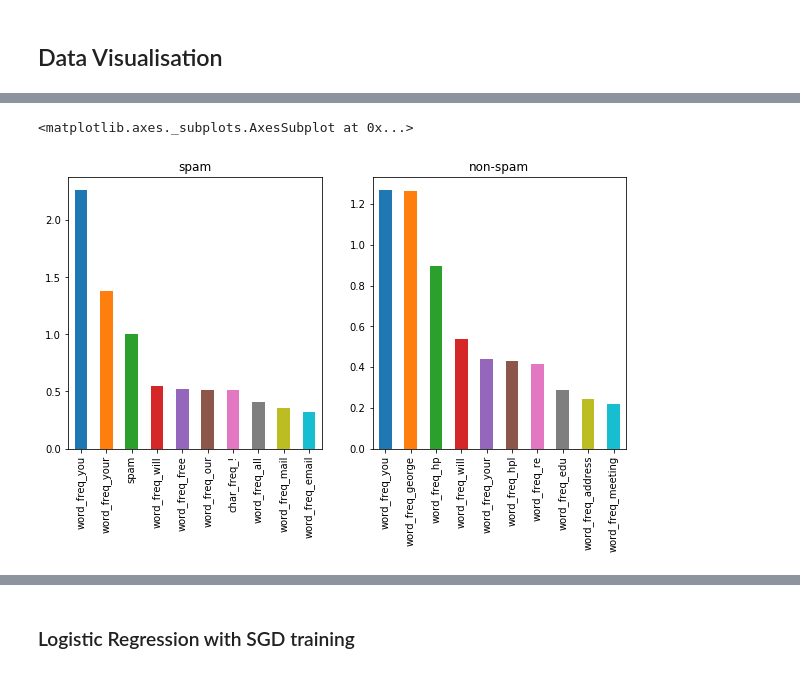
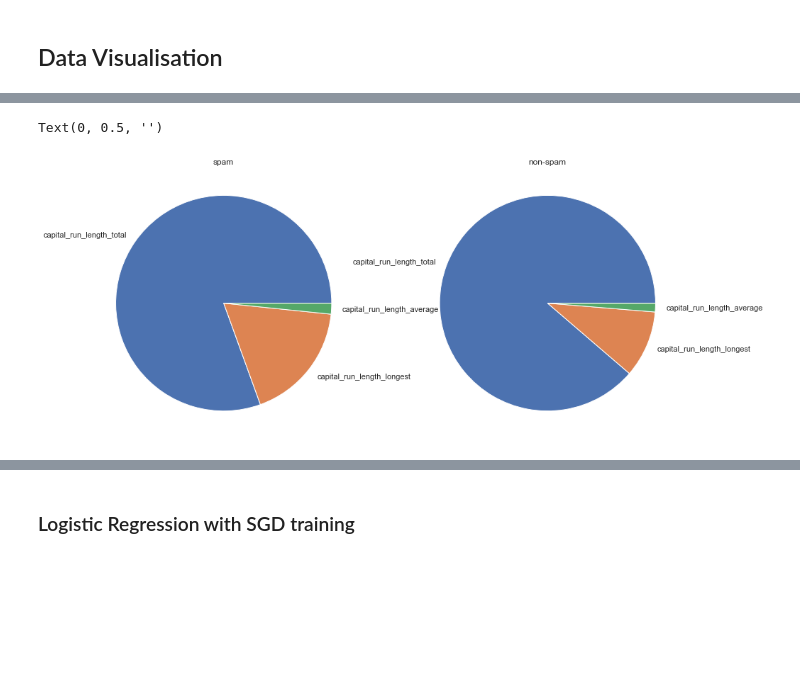
Before and after one commit to freepacks/Spam-DataBase, a Jupyter notebook: Project.ipynb, the cells around one changed output, grey strips where cells are left out. Cells and saved outputs as stored; diff of their text form; code cells hidden in the pictures; blank space fills up the shorter version.

```diff
--- a/Project.ipynb
+++ b/Project.ipynb
@@ -245,7 +349,9 @@ NameError: name 'px' is not defined
 # %%
-fig, ax = plt.subplots(nrows=1,ncols=2, figsize=(10,5))
-df_spam.mean().sort_values(ascending=False)[3:][:10].plot.bar(ax=ax[0], title='spam')
-df_non_spam.mean().sort_values(ascending=False)[3:][:10].plot.bar(ax=ax[1], title='non-spam')
+fig, ax = plt.subplots(nrows=1,ncols=2, figsize=(15,8))
+ax1=df_spam[non_freq_col.drop("spam")][:-2].mean().sort_values(ascending=False).plot.pie(ax=ax[0],title='spam')
+ax1.set_ylabel("")
+ax2=df_non_spam[non_freq_col][:-2].mean().sort_values(ascending=False).plot.pie(ax=ax[1],title='non-spam')
+ax2.set_ylabel("")
 # %% [output]
-<matplotlib.axes._subplots.AxesSubplot at 0x...>
+Text(0, 0.5, '')
-[figure, old version]
+[figure, new version]
```
Also changed, not shown: parts of 83 cells of this notebook.
